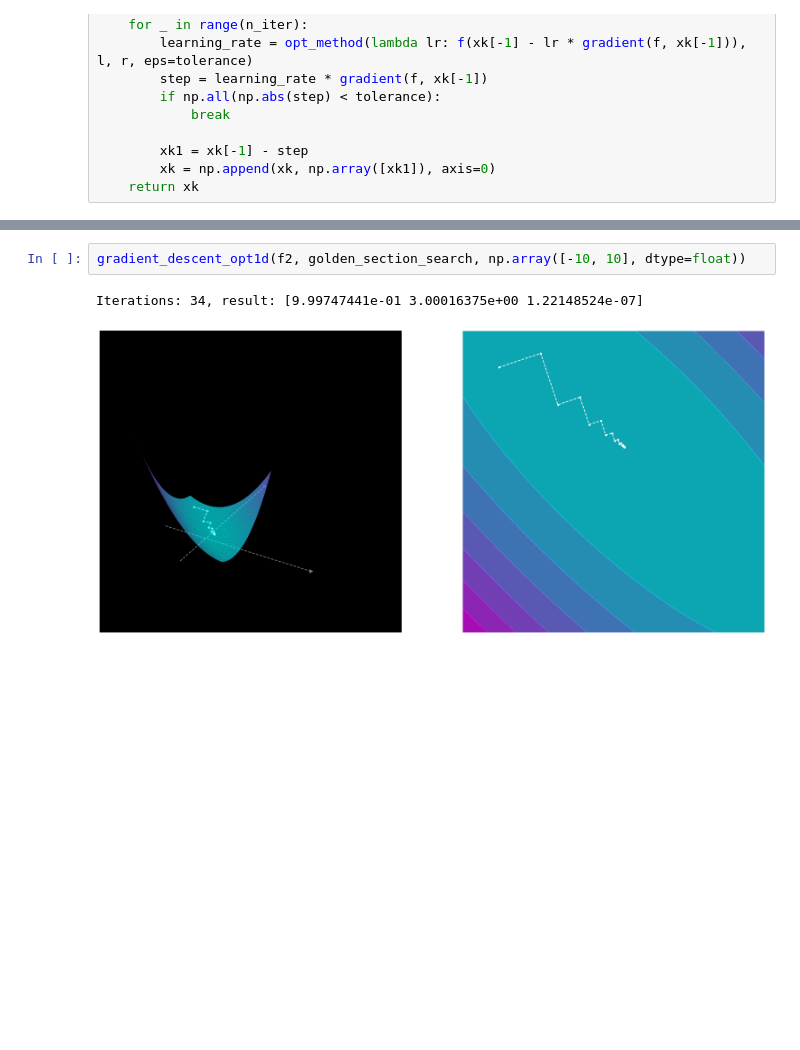
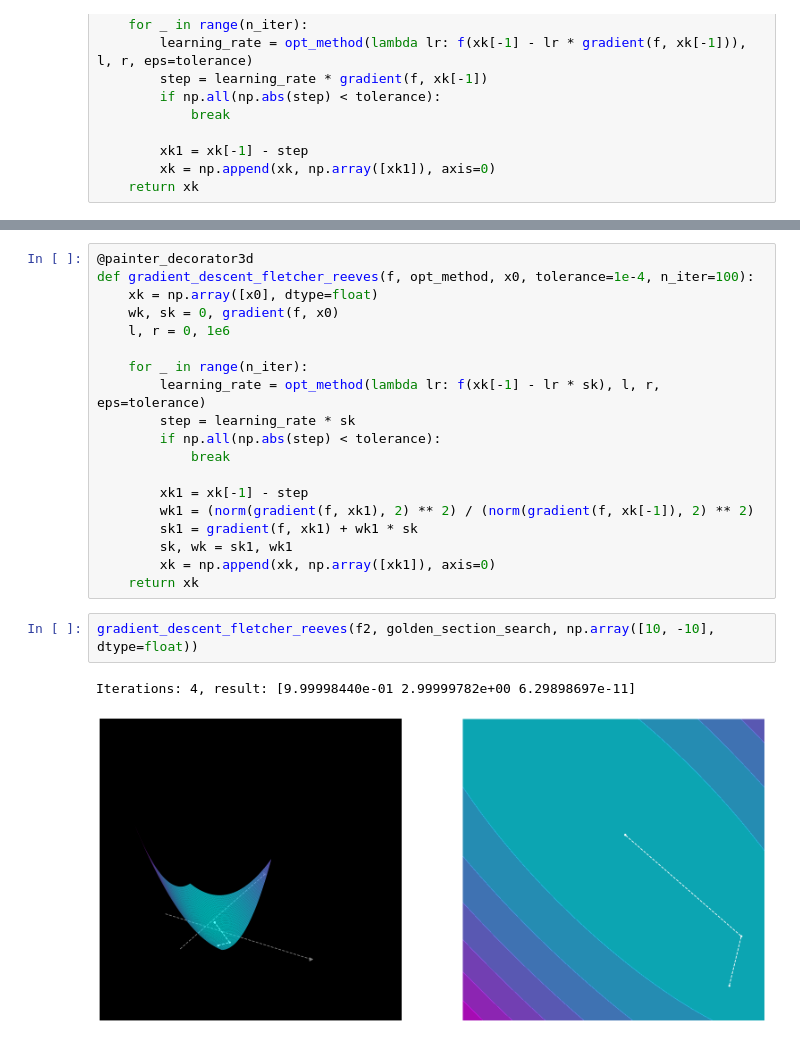
Before and after one commit to fadyat/ITMO-PROBLEMS, a Jupyter notebook: Applied-mathematics/IV semester/Solutions/lab2/solution.ipynb, the cells around one changed output, grey strips where cells are left out. Saved outputs shown, nothing was run; the diff lists cells and outputs as text; blank space fills up the shorter version.

Commit message:
add fletcher-reeves method

```diff
--- a/Applied-mathematics/IV semester/Solutions/lab2/solution.ipynb
+++ b/Applied-mathematics/IV semester/Solutions/lab2/solution.ipynb
@@ -191,5 +215,24 @@ Iterations: 40, result: [1.00020684e+00 2.99970570e+00 1.59997107e-07]
+# %%
+@painter_decorator3d
+def gradient_descent_fletcher_reeves(f, opt_method, x0, tolerance=1e-4, n_iter=100):
+    xk = np.array([x0], dtype=float)
+    wk, sk = 0, gradient(f, x0)
+    l, r = 0, 1e6
+
+    for _ in range(n_iter):
+        learning_rate = opt_method(lambda lr: f(xk[-1] - lr * sk), l, r, eps=tolerance)
+        step = learning_rate * sk
+        if np.all(np.abs(step) < tolerance):
+            break
+
+        xk1 = xk[-1] - step
+        wk1 = (norm(gradient(f, xk1), 2) ** 2) / (norm(gradient(f, xk[-1]), 2) ** 2)
+        sk1 = gradient(f, xk1) + wk1 * sk
+        sk, wk = sk1, wk1
+        xk = np.append(xk, np.array([xk1]), axis=0)
+    return xk
 # %%
-gradient_descent_opt1d(f2, golden_section_search, np.array([-10, 10], dtype=float))
+gradient_descent_fletcher_reeves(f2, golden_section_search, np.array([10, -10], dtype=float))
 # %% [output]
-Iterations: 34, result: [9.99747441e-01 3.00016375e+00 1.22148524e-07]
+Iterations: 4, result: [9.99998440e-01 2.99999782e+00 6.29898697e-11]
-[figure, old version]
+[figure, new version]
```
Also changed, not shown: parts of 11 cells of this notebook.
